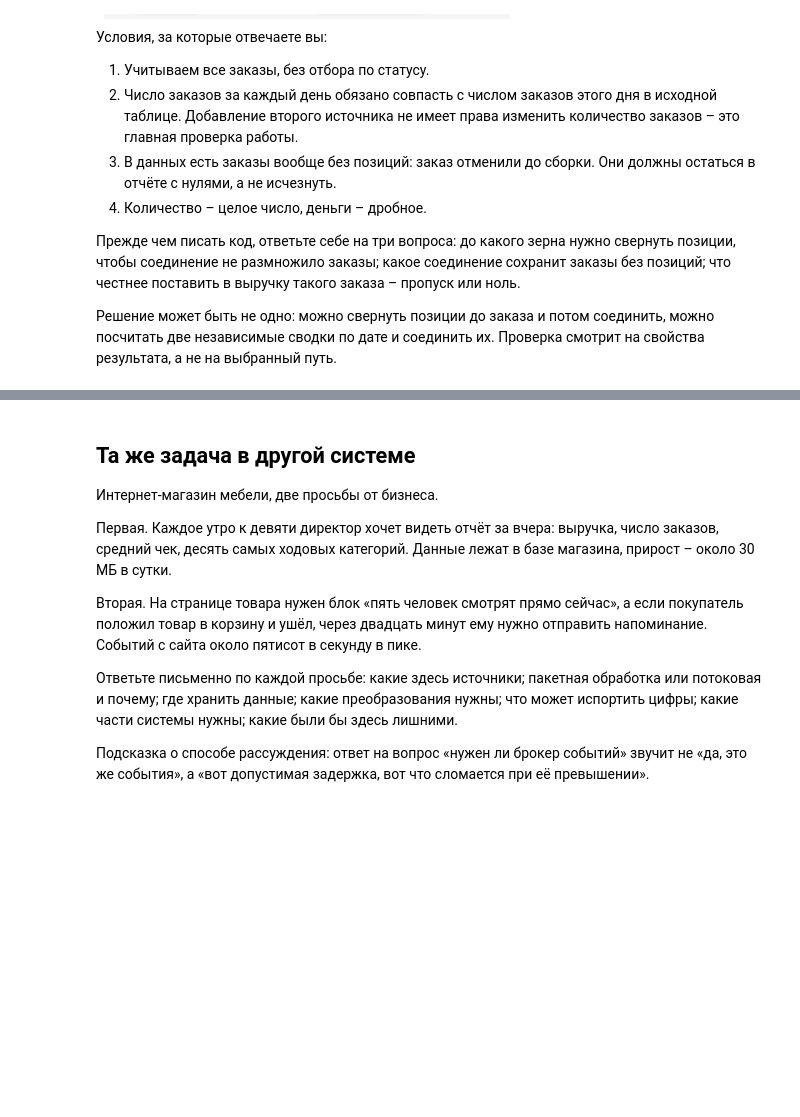
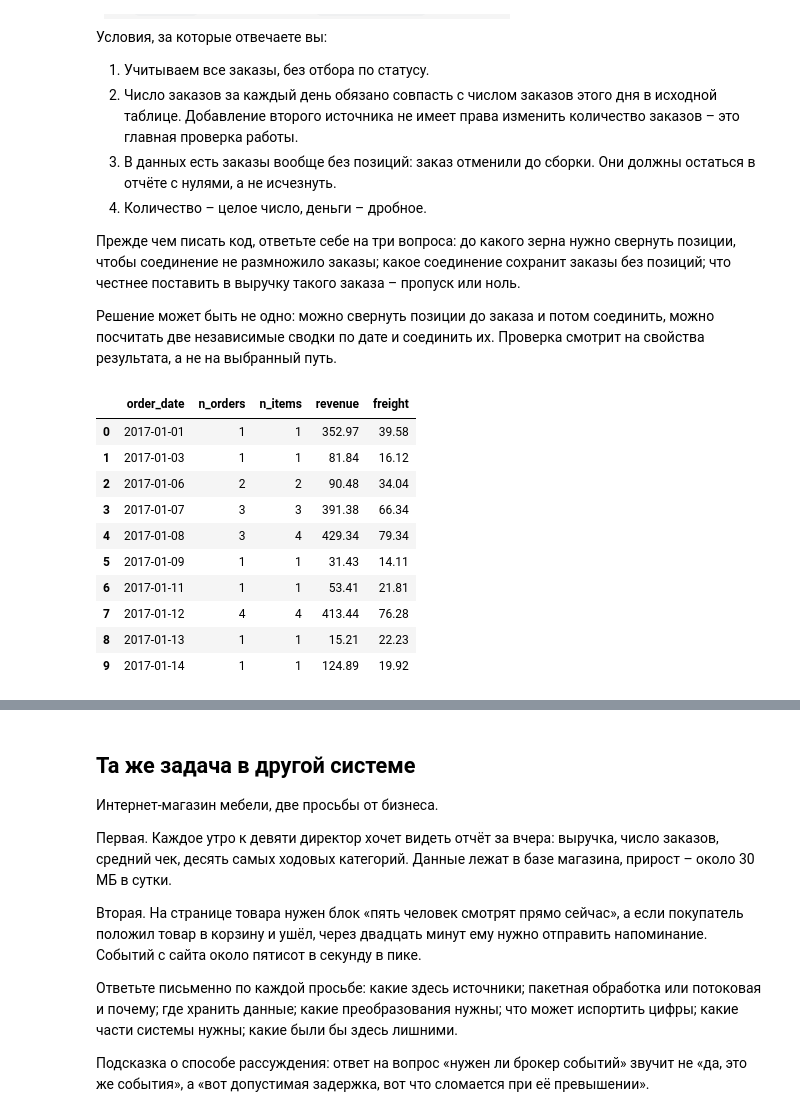
Before and after one commit to ilichppshka/AI-Data-Engineering, a Jupyter notebook: notebooks/01_data_flow.ipynb, the cells around one changed output, grey strips where cells are left out. Saved outputs shown, nothing was run; the diff lists cells and outputs as text; code cells hidden in the pictures; blank space fills up the shorter version.

```diff
--- a/notebooks/01_data_flow.ipynb
+++ b/notebooks/01_data_flow.ipynb
@@ -398,15 +473,56 @@ print("Запись с заменой файла дала бы один и то
 # %%
 # Шаг 1. Привести дату покупки к нормальному типу и выделить календарный день.
 # Шаг 2. Решить, как соединить заказы и позиции, не размножив заказы.
 # Шаг 3. Свернуть до дня и посчитать четыре показателя.
 # Шаг 4. Заполнить нулями там, где по смыслу ноль, а не пропуск.
 
-daily = None
+orders_daily = orders.copy()
+orders_daily["order_purchase_timestamp"] = pd.to_datetime(
+    orders_daily["order_purchase_timestamp"]
+)
+orders_daily["order_date"] = orders_daily["order_purchase_timestamp"].dt.date
+
+items_per_order = items.groupby("order_id").agg(
+    n_items=("order_item_id", "size"),
+    revenue=("price", "sum"),
+    freight=("freight_value", "sum")
+).reset_index()
+
+merged = orders_daily.merge(
+    items_per_order,
+    on="order_id",
+    how="left",
+    validate="one_to_one"
+)
+merged[["n_items", "revenue", "freight"]] = merged[["n_items", "revenue", "freight"]].fillna(0)
+
+daily = merged.groupby("order_date", as_index=False).agg(
+    n_orders=("order_id", "nunique"),
+    n_items=("n_items", "sum"),
+    revenue=("revenue", "sum"),
+    freight=("freight", "sum")
+)
+daily["n_orders"] = daily["n_orders"].astype(int)
+daily["n_items"] = daily["n_items"].astype(int)
+
+daily = daily.sort_values("order_date").reset_index(drop=True)
 
 if daily is None:
     print("таблица daily ещё не построена")
 else:
-    display(daily.head())
+    display(daily.head(10))
+# %% [output]
+|  | order_date | n_orders | n_items | revenue | freight |
+| 0 | 2017-01-01 | 1 | 1 | 352.97 | 39.58 |
+| 1 | 2017-01-03 | 1 | 1 | 81.84 | 16.12 |
+| 2 | 2017-01-06 | 2 | 2 | 90.48 | 34.04 |
+| 3 | 2017-01-07 | 3 | 3 | 391.38 | 66.34 |
+| 4 | 2017-01-08 | 3 | 4 | 429.34 | 79.34 |
+| 5 | 2017-01-09 | 1 | 1 | 31.43 | 14.11 |
+| 6 | 2017-01-11 | 1 | 1 | 53.41 | 21.81 |
+| 7 | 2017-01-12 | 4 | 4 | 413.44 | 76.28 |
+| 8 | 2017-01-13 | 1 | 1 | 15.21 | 22.23 |
+| 9 | 2017-01-14 | 1 | 1 | 124.89 | 19.92 |
 # %%
 from checks.lab01 import check_task_1, lab01_result
 
```
Also changed, not shown: parts of 15 cells of this notebook.
